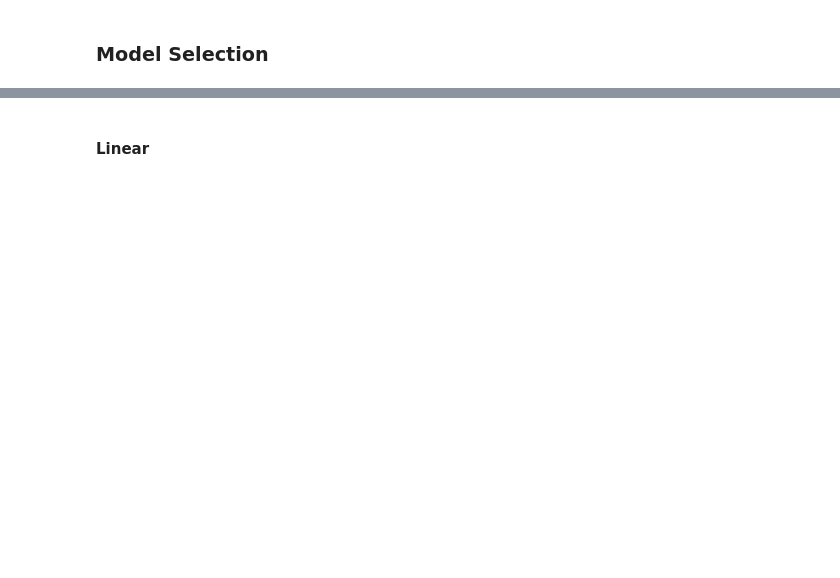
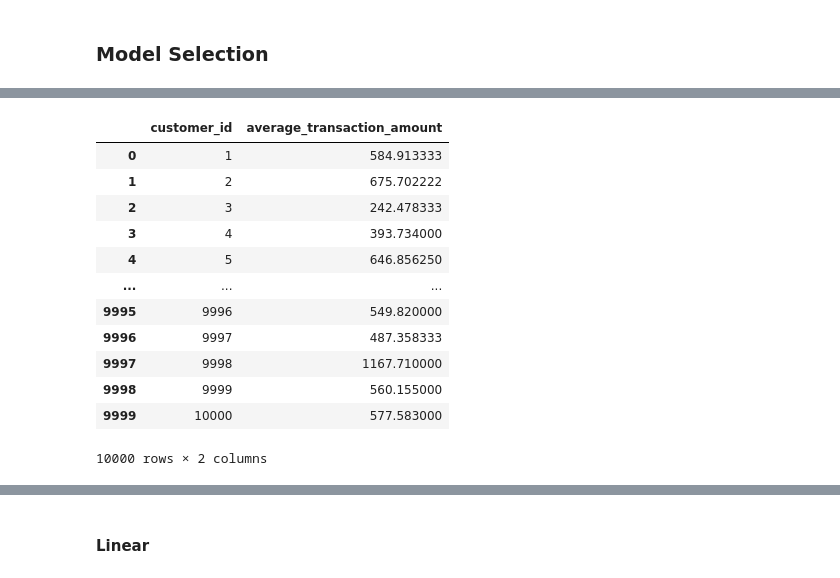
Before and after one commit to richard2323233/schulich_data_science, a Jupyter notebook: assignment 2.ipynb, the cells around one changed output, grey strips where cells are left out. Saved outputs shown, nothing was run; the diff lists cells and outputs as text; code cells hidden in the pictures; blank space fills up the shorter version.

```diff
--- a/assignment 2.ipynb
+++ b/assignment 2.ipynb
@@ -364,0 +448,16 @@ joint_data[['customer_id', 'clv']]
+# %%
+avg_transaction_amount
+# %% [output]
+|  | customer_id | average_transaction_amount |
+| 0 | 1 | 584.913333 |
+| 1 | 2 | 675.702222 |
+| 2 | 3 | 242.478333 |
+| 3 | 4 | 393.734000 |
+| 4 | 5 | 646.856250 |
+| ... | ... | ... |
+| 9995 | 9996 | 549.820000 |
+| 9996 | 9997 | 487.358333 |
+| 9997 | 9998 | 1167.710000 |
+| 9998 | 9999 | 560.155000 |
+| 9999 | 10000 | 577.583000 |
+10000 rows × 2 columns
```
Also changed, not shown: parts of 27 cells of this notebook, 7 other files.
